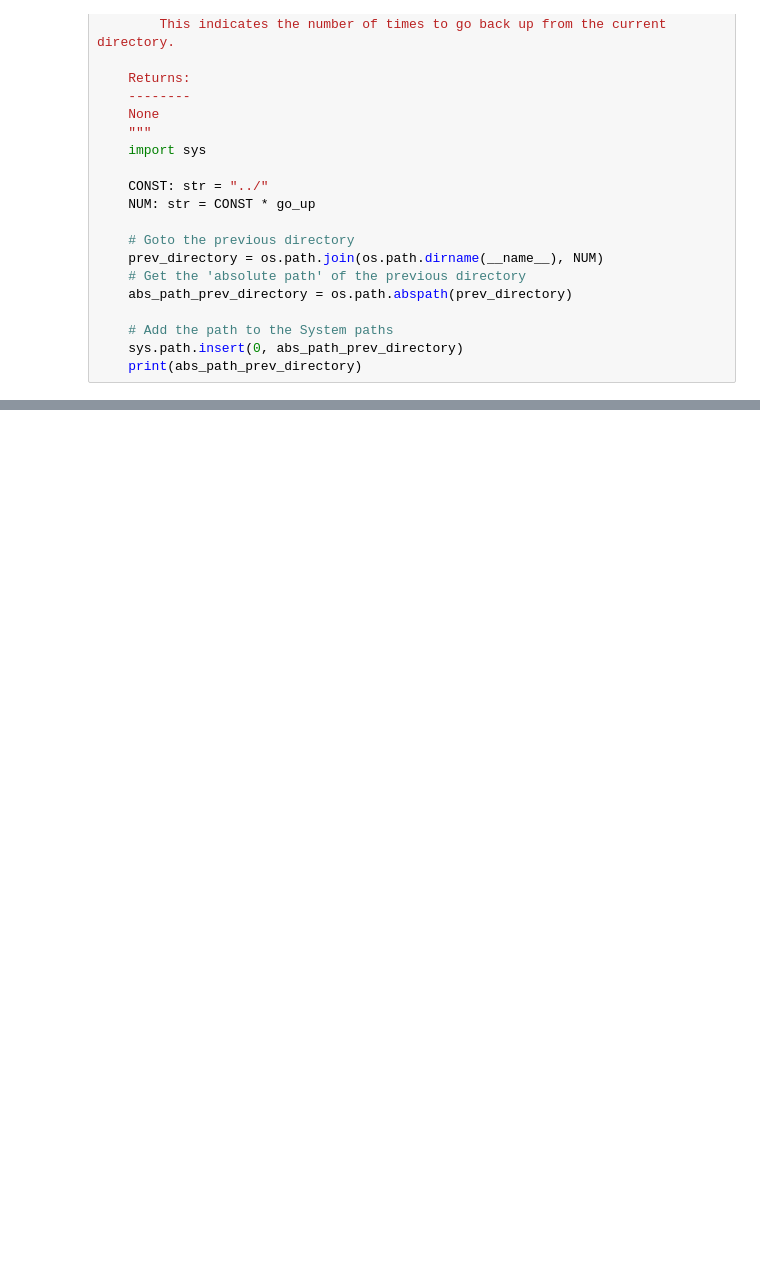
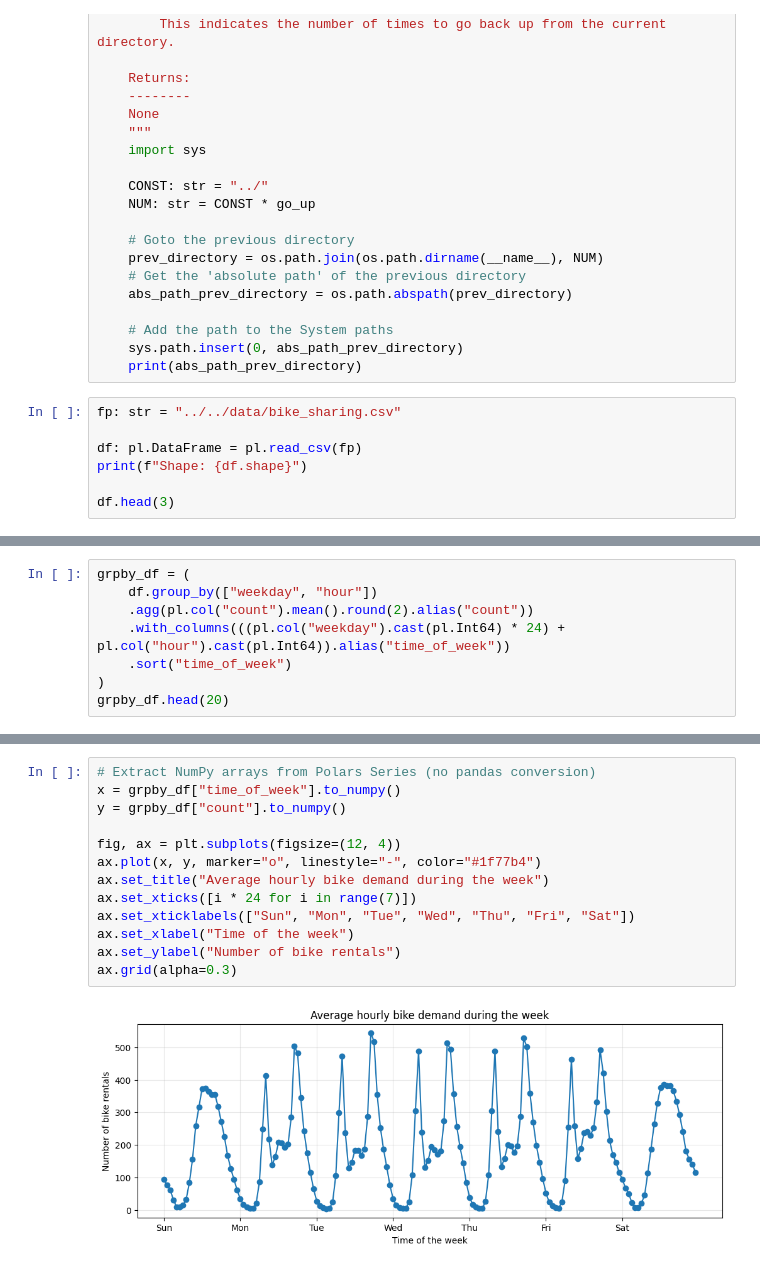
Before and after one commit to chineidu/Time-series-lab, a Jupyter notebook: notebooks/ch_3/01-visualization.ipynb, the cells around one changed output, grey strips where cells are left out. Drawn from its saved outputs; the diff is of its cells as text; blank space fills up the shorter version.

```diff
--- a/notebooks/ch_3/01-visualization.ipynb
+++ b/notebooks/ch_3/01-visualization.ipynb
@@ -73,3 +71,10 @@ def go_up_from_current_directory(*, go_up: int = 1) -> None:
     # Add the path to the System paths
     sys.path.insert(0, abs_path_prev_directory)
     print(abs_path_prev_directory)
+# %%
+fp: str = "../../data/bike_sharing.csv"
+
+df: pl.DataFrame = pl.read_csv(fp)
+print(f"Shape: {df.shape}")
+
+df.head(3)
@@ -75,0 +93,8 @@ def go_up_from_current_directory(*, go_up: int = 1) -> None:
+# %%
+grpby_df = (
+    df.group_by(["weekday", "hour"])
+    .agg(pl.col("count").mean().round(2).alias("count"))
+    .with_columns(((pl.col("weekday").cast(pl.Int64) * 24) + pl.col("hour").cast(pl.Int64)).alias("time_of_week"))
+    .sort("time_of_week")
+)
+grpby_df.head(20)
@@ -75,0 +121,15 @@ def go_up_from_current_directory(*, go_up: int = 1) -> None:
+# %%
+# Extract NumPy arrays from Polars Series (no pandas conversion)
+x = grpby_df["time_of_week"].to_numpy()
+y = grpby_df["count"].to_numpy()
+
+fig, ax = plt.subplots(figsize=(12, 4))
+ax.plot(x, y, marker="o", linestyle="-", color="#1f77b4")
+ax.set_title("Average hourly bike demand during the week")
+ax.set_xticks([i * 24 for i in range(7)])
+ax.set_xticklabels(["Sun", "Mon", "Tue", "Wed", "Thu", "Fri", "Sat"])
+ax.set_xlabel("Time of the week")
+ax.set_ylabel("Number of bike rentals")
+ax.grid(alpha=0.3)
+# %% [output]
+[figure, added]
```
Also changed, not shown: parts of 16 cells of this notebook, 5 other files.
